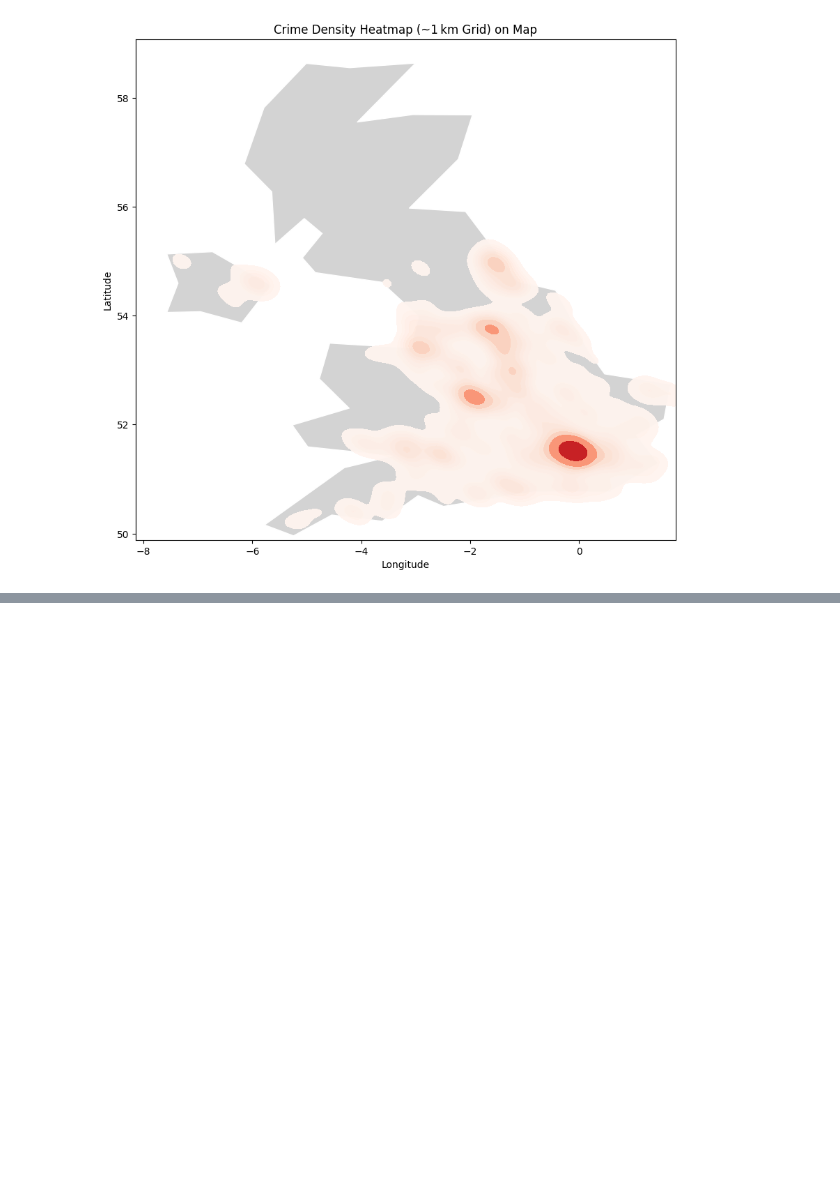
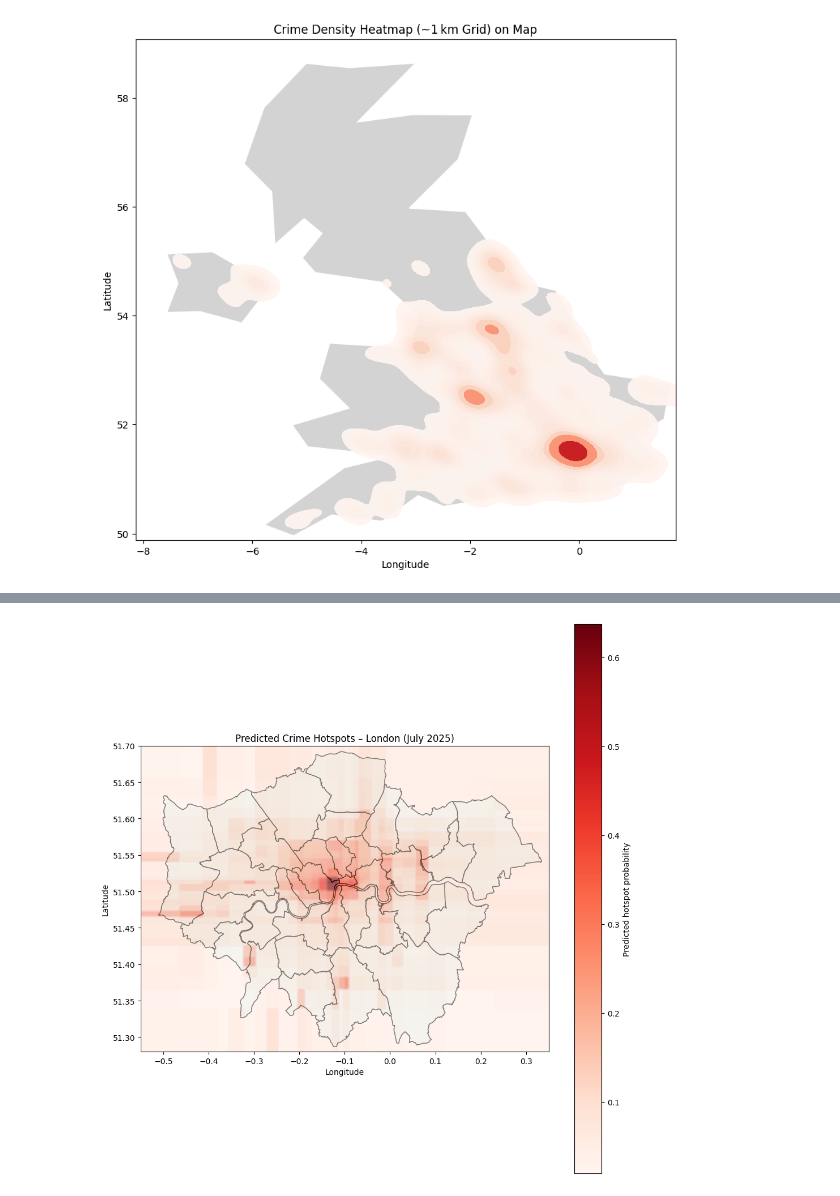
Before and after one commit to EnekoIsturitzSesma/Large-Sacale-Data-Crime-in-London, a Jupyter notebook: data_analysis_crimes_by_arrea.ipynb, the cells around one changed output, grey strips where cells are left out. Cells and saved outputs as stored; diff of their text form; code cells hidden in the pictures; blank space fills up the shorter version.

```diff
--- a/data_analysis_crimes_by_arrea.ipynb
+++ b/data_analysis_crimes_by_arrea.ipynb
@@ -397,0 +701,15 @@ plt.show()
+# %%
+LONDON_LAT_MIN = 51.28
+LONDON_LAT_MAX = 51.70
+LONDON_LON_MIN = -0.55
+LONDON_LON_MAX = 0.35
+
+UK_LAT_MIN = 49.8
+UK_LAT_MAX = 55.9
+UK_LON_MIN = -6.0
+UK_LON_MAX =  2.0
+
+# .filter(
+#         (F.col("latitude").between(LONDON_LAT_MIN, LONDON_LAT_MAX)) &
+#         (F.col("longitude").between(LONDON_LON_MIN, LONDON_LON_MAX))
+#     )
@@ -397,0 +772,62 @@ plt.show()
+# %%
+import geopandas as gpd
+from shapely.geometry import Point
+
+london_preds = predict_hotspots_for_area(
+    spark=spark,
+    model=model,
+    vector_assembler=assembler,
+    grid_size=grid_size,
+    lat_min=LONDON_LAT_MIN,
+    lat_max=LONDON_LAT_MAX,
+    lon_min=LONDON_LON_MIN,
+    lon_max=LONDON_LON_MAX,
+    year=2025,
+    month=7
+)
+
+pred_pd = london_preds.toPandas().sort_values("p_hotspot", ascending=False)
+
+
+# Convert predictions to GeoDataFrame
+gdf_preds = gpd.GeoDataFrame(
+    pred_pd,
+    geometry=gpd.points_from_xy(pred_pd.longitude, pred_pd.latitude),
+    crs="EPSG:4326"  # WGS84
+)
+
+
+london_map = gpd.read_file("London_Borough_Excluding_MHW.shp").set_crs("EPSG:27700").to_crs("EPSG:4326")
+
+fig, ax = plt.subplots(figsize=(10, 10))
+
+# Plot base map
+london_map.plot(
+    ax=ax,
+    color="whitesmoke",
+    edgecolor="black"
+)
+
+# Plot predicted hotspots
+gdf_preds.plot(
+    ax=ax,
+    column="p_hotspot",
+    cmap="Reds",
+    markersize=15,
+    alpha=0.02,
+    legend=True,
+    legend_kwds={"label": "Predicted hotspot probability"}
+)
+
+# Zoom to London
+ax.set_xlim(LONDON_LON_MIN, LONDON_LON_MAX)
+ax.set_ylim(LONDON_LAT_MIN, LONDON_LAT_MAX)
+
+ax.set_title("Predicted Crime Hotspots – London (July 2025)")
+ax.set_xlabel("Longitude")
+ax.set_ylabel("Latitude")
+
+plt.tight_layout()
+plt.show()
+# %% [output]
+[figure, added]
```
Also changed, not shown: parts of 18 cells of this notebook, 9 other files.
